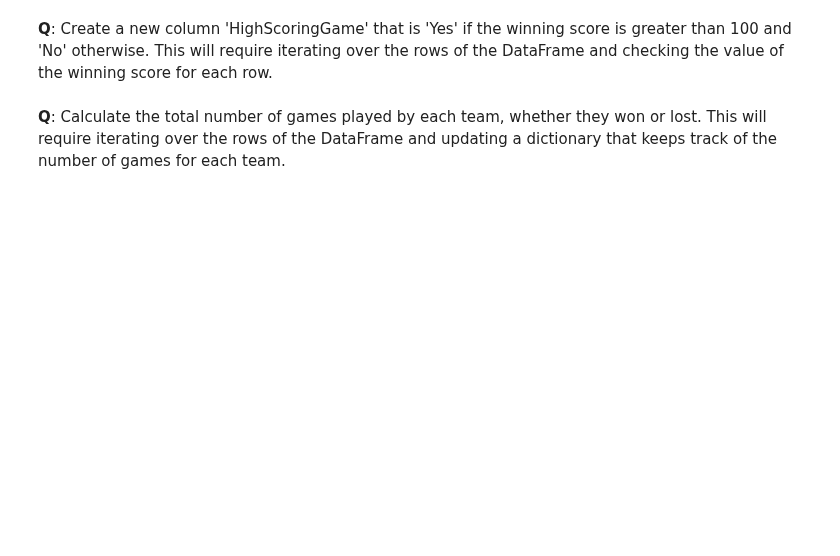
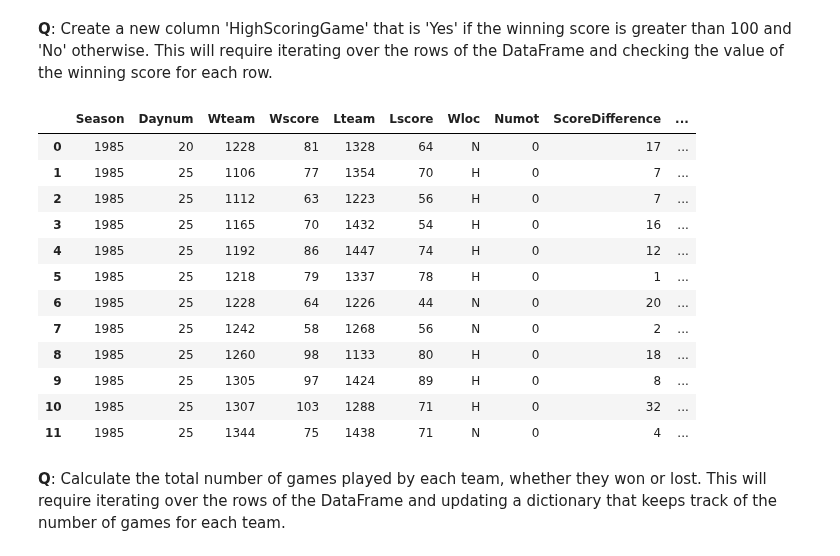
Before and after one commit to Strongside-87/Project-Delivery, a Jupyter notebook: individual_works Salim/pd_s193472.ipynb, the cells around one changed output. Saved outputs shown, nothing was run; the diff lists cells and outputs as text; code cells hidden in the pictures; blank space fills up the shorter version.

```diff
--- a/individual_works Salim/pd_s193472.ipynb
+++ b/individual_works Salim/pd_s193472.ipynb
@@ -384,2 +610,34 @@ Name: 1, dtype: object
+# %%
+# Write your code here
+
+import pandas as pd
+
+
+
+# Create a new column 'HighScoringGame' initialized with 'No'
+df['HighScoringGame'] = 'No'
+
+# Iterate over the rows of the DataFrame
+for index, row in df.iterrows():
+    # Check if the winning score is greater than 100
+    if row['Wscore'] > 100:
+        # Set 'HighScoringGame' to 'Yes' if the condition is met
+        df.at[index, 'HighScoringGame'] = 'Yes'
+
+df.head(12)
+# %% [output]
+|  | Season | Daynum | Wteam | Wscore | Lteam | Lscore | Wloc | Numot | ScoreDifference | ... |
+| 0 | 1985 | 20 | 1228 | 81 | 1328 | 64 | N | 0 | 17 | ... |
+| 1 | 1985 | 25 | 1106 | 77 | 1354 | 70 | H | 0 | 7 | ... |
+| 2 | 1985 | 25 | 1112 | 63 | 1223 | 56 | H | 0 | 7 | ... |
+| 3 | 1985 | 25 | 1165 | 70 | 1432 | 54 | H | 0 | 16 | ... |
+| 4 | 1985 | 25 | 1192 | 86 | 1447 | 74 | H | 0 | 12 | ... |
+| 5 | 1985 | 25 | 1218 | 79 | 1337 | 78 | H | 0 | 1 | ... |
+| 6 | 1985 | 25 | 1228 | 64 | 1226 | 44 | N | 0 | 20 | ... |
+| 7 | 1985 | 25 | 1242 | 58 | 1268 | 56 | N | 0 | 2 | ... |
+| 8 | 1985 | 25 | 1260 | 98 | 1133 | 80 | H | 0 | 18 | ... |
+| 9 | 1985 | 25 | 1305 | 97 | 1424 | 89 | H | 0 | 8 | ... |
+| 10 | 1985 | 25 | 1307 | 103 | 1288 | 71 | H | 0 | 32 | ... |
+| 11 | 1985 | 25 | 1344 | 75 | 1438 | 71 | N | 0 | 4 | ... |
 # %% [markdown]
 **Q**: Calculate the total number of games played by each team, whether they won or lost. This will require iterating over the rows of the DataFrame and updating a dictionary that keeps track of the number of games for each team.
```
Also changed, not shown: parts of 37 cells of this notebook.
